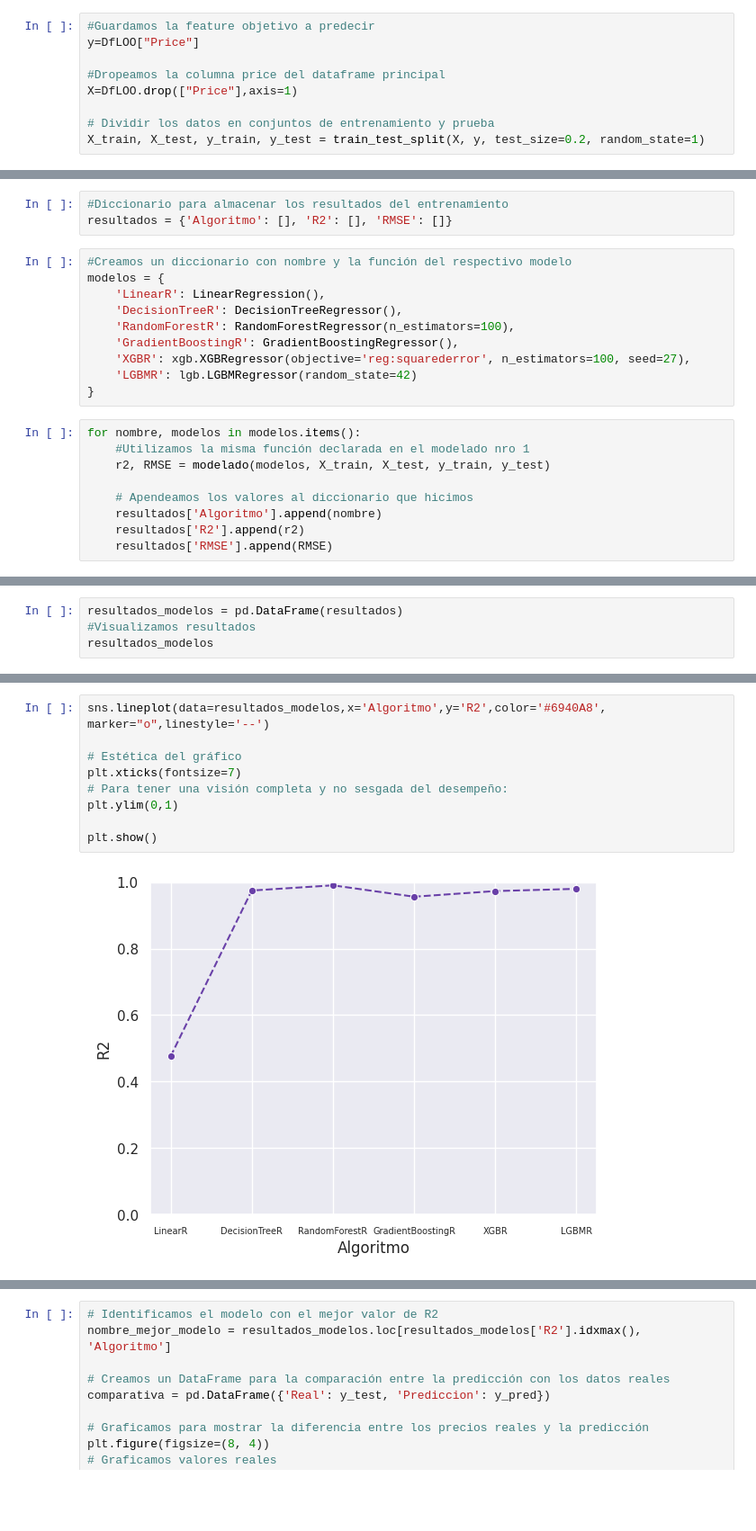
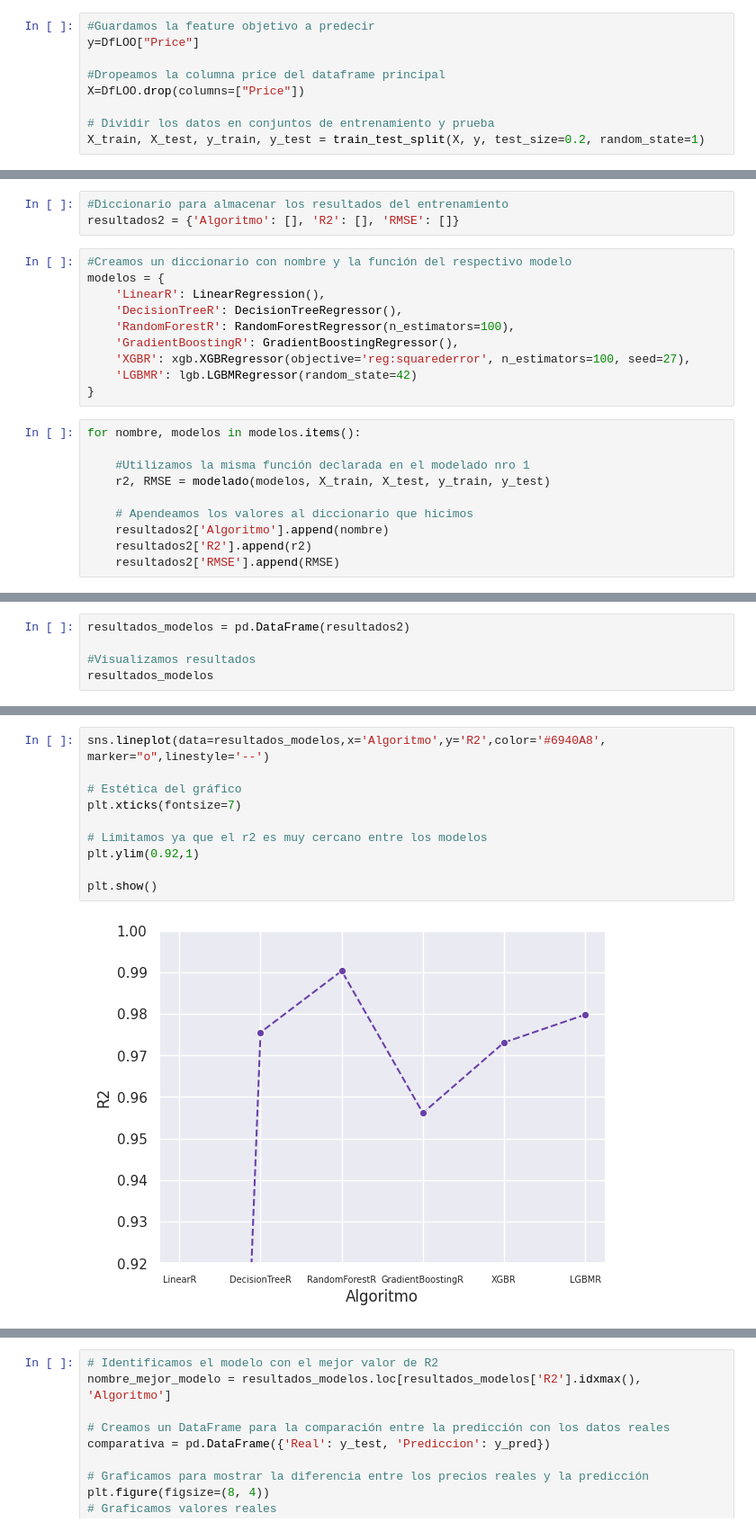
Before and after one commit to JotaLeutgeb/proyectofinalDS1, a Jupyter notebook: Car_Prediction/Main.ipynb, the cells around one changed output, grey strips where cells are left out. Shown at 90% size. Saved outputs shown, nothing was run; the diff lists cells and outputs as text; blank space fills up the shorter version.

```diff
--- a/Car_Prediction/Main.ipynb
+++ b/Car_Prediction/Main.ipynb
@@ -1196,7 +1398,7 @@ plt.show()
 y=DfLOO["Price"]
 
 #Dropeamos la columna price del dataframe principal
-X=DfLOO.drop(["Price"],axis=1)
+X=DfLOO.drop(columns=["Price"])
 
 # Dividir los datos en conjuntos de entrenamiento y prueba
 X_train, X_test, y_train, y_test = train_test_split(X, y, test_size=0.2, random_state=1)
@@ -1203,6 +1407,6 @@ X_train, X_test, y_train, y_test = train_test_split(X, y, test_size=0.2, random_
 # %%
 #Diccionario para almacenar los resultados del entrenamiento
-resultados = {'Algoritmo': [], 'R2': [], 'RMSE': []}
+resultados2 = {'Algoritmo': [], 'R2': [], 'RMSE': []}
 # %%
 #Creamos un diccionario con nombre y la función del respectivo modelo
 modelos = {
@@ -1215,11 +1419,12 @@ modelos = {
 }
 # %%
 for nombre, modelos in modelos.items():
+
     #Utilizamos la misma función declarada en el modelado nro 1
     r2, RMSE = modelado(modelos, X_train, X_test, y_train, y_test)
 
     # Apendeamos los valores al diccionario que hicimos
-    resultados['Algoritmo'].append(nombre)
-    resultados['R2'].append(r2)
-    resultados['RMSE'].append(RMSE)
+    resultados2['Algoritmo'].append(nombre)
+    resultados2['R2'].append(r2)
+    resultados2['RMSE'].append(RMSE)
 # %% [output]
@@ -1230,7 +1435,8 @@ And if memory is not enough, you can set `force_col_wise=true`.
 [LightGBM] [Info] Number of data points in the train set: 10216, number of used features: 16
 [LightGBM] [Info] Start training from score 16008.727193
 # %%
-resultados_modelos = pd.DataFrame(resultados)
+resultados_modelos = pd.DataFrame(resultados2)
+
 #Visualizamos resultados
 resultados_modelos
 # %% [output]
@@ -1244,11 +1450,12 @@ resultados_modelos
 # %%
 sns.lineplot(data=resultados_modelos,x='Algoritmo',y='R2',color='#6940A8', marker="o",linestyle='--')
 
 # Estética del gráfico
 plt.xticks(fontsize=7)
-# Para tener una visión completa y no sesgada del desempeño:
-plt.ylim(0,1)
+
+# Limitamos ya que el r2 es muy cercano entre los modelos
+plt.ylim(0.92,1)
 
 plt.show()
 # %% [output]
-[figure, old version]
+[figure, new version]
```
Also changed, not shown: parts of 103 cells of this notebook.
